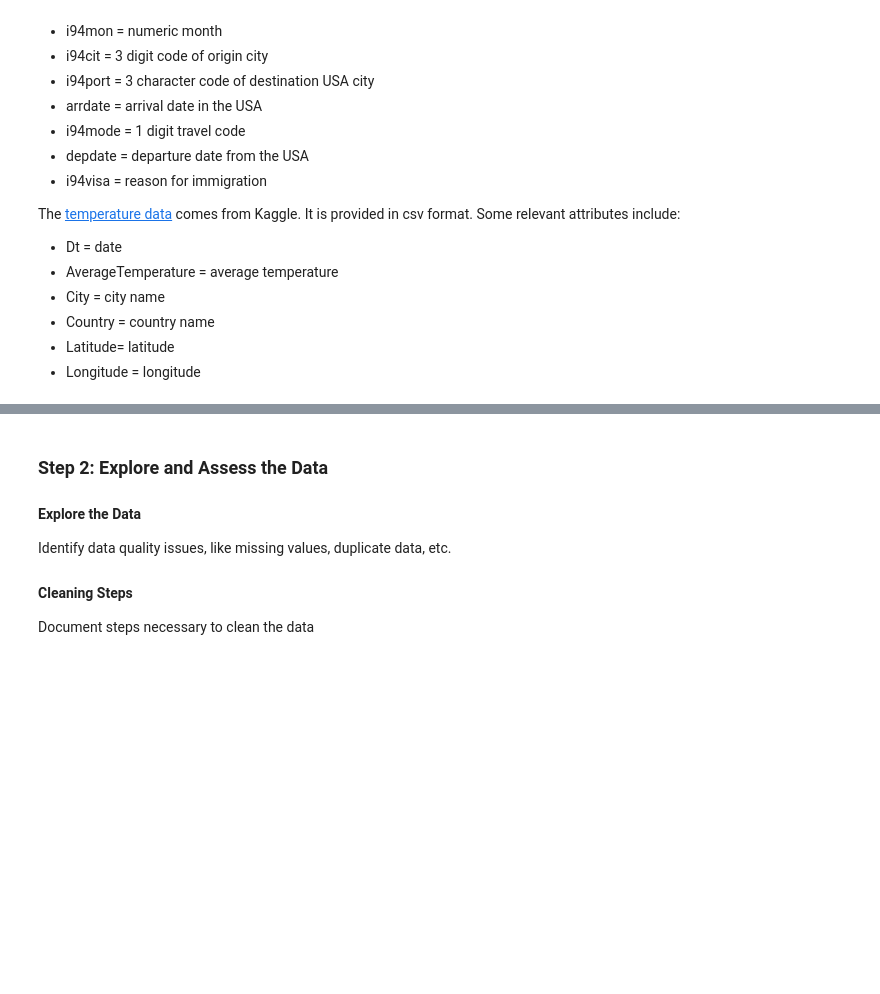
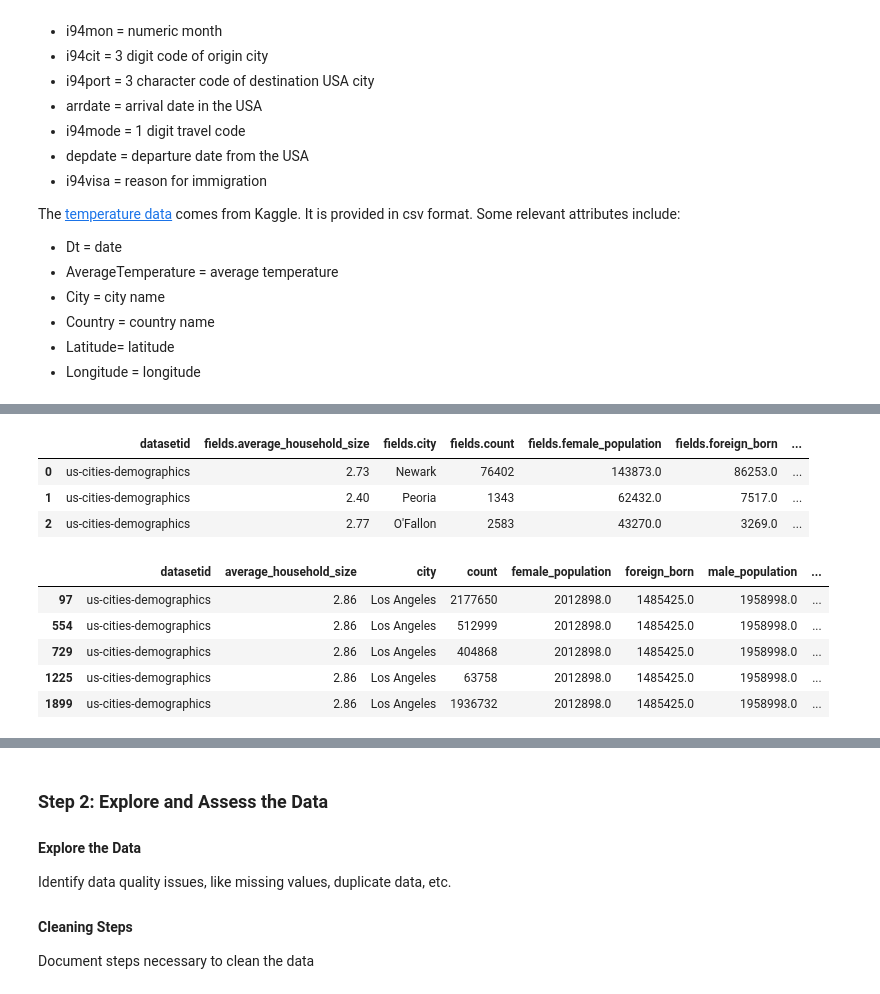
Before and after one commit to sudhakar12161/Project-Capstone-US-I94-Immigration-Insights, a Jupyter notebook: Capstone Project.ipynb, the cells around one changed output, grey strips where cells are left out. Saved outputs shown, nothing was run; the diff lists cells and outputs as text; code cells hidden in the pictures; blank space fills up the shorter version.

```diff
--- a/Capstone Project.ipynb
+++ b/Capstone Project.ipynb
@@ -92,0 +136,15 @@ i94port_valid["ALC"]
+# %%
+# Create dictionary of valid i94cit codes
+i94cit_valid = {}
+with open('immigration_i94cit_valid.txt') as f:
+     for line in f:
+            line = line.rstrip().lstrip()
+            if line:
+                try:
+                    key = line.split('=')[0].rstrip().lstrip()
+                    val = line.split('=')[1].rstrip().lstrip()[1:-1]
+                    #print(key,val)
+                    i94cit_valid[key] = val
+                except IndexError:
+                    print("Error:",line)
+                    raise
@@ -92,0 +155,15 @@ i94port_valid["ALC"]
+# %%
+# Create dictionary of valid i94addr codes
+i94addr_valid = {}
+with open('immigration_i94addr_valid.txt') as f:
+     for line in f:
+            line = line.rstrip().lstrip()
+            if line:
+                try:
+                    key = line.split('=')[0].rstrip().lstrip()[1:-1]
+                    val = line.split('=')[1].rstrip().lstrip()[1:-1]
+                    #print(key,val)
+                    i94addr_valid[key] = val
+                except IndexError:
+                    print("Error:",line)
+                    raise
@@ -92,0 +219,25 @@ i94port_valid["ALC"]
+# %%
+with open('us-cities-demographics.json','r') as f:
+    data = json.load(f)
+df_us_info = pd.io.json.json_normalize(data)
+# %%
+df_us_info.head(3)
+# %% [output]
+|  | datasetid | fields.average_household_size | fields.city | fields.count | fields.female_population | fields.foreign_born | ... |
+| 0 | us-cities-demographics | 2.73 | Newark | 76402 | 143873.0 | 86253.0 | ... |
+| 1 | us-cities-demographics | 2.40 | Peoria | 1343 | 62432.0 | 7517.0 | ... |
+| 2 | us-cities-demographics | 2.77 | O'Fallon | 2583 | 43270.0 | 3269.0 | ... |
+# %%
+df_us_info.set_axis(['datasetid','average_household_size','city','count','female_population',
+                     'foreign_born','male_population','median_age','number_of_veterans','race',
+                     'state','state_code','total_population','record_timestamp','recordid'],
+                    axis=1, inplace=True)
+# %%
+df_us_info.query('state_code=="CA" and city == "Los Angeles"')
+# %% [output]
+|  | datasetid | average_household_size | city | count | female_population | foreign_born | male_population | ... |
+| 97 | us-cities-demographics | 2.86 | Los Angeles | 2177650 | 2012898.0 | 1485425.0 | 1958998.0 | ... |
+| 554 | us-cities-demographics | 2.86 | Los Angeles | 512999 | 2012898.0 | 1485425.0 | 1958998.0 | ... |
+| 729 | us-cities-demographics | 2.86 | Los Angeles | 404868 | 2012898.0 | 1485425.0 | 1958998.0 | ... |
+| 1225 | us-cities-demographics | 2.86 | Los Angeles | 63758 | 2012898.0 | 1485425.0 | 1958998.0 | ... |
+| 1899 | us-cities-demographics | 2.86 | Los Angeles | 1936732 | 2012898.0 | 1485425.0 | 1958998.0 | ... |
```
Also changed, not shown: parts of 35 cells of this notebook.
